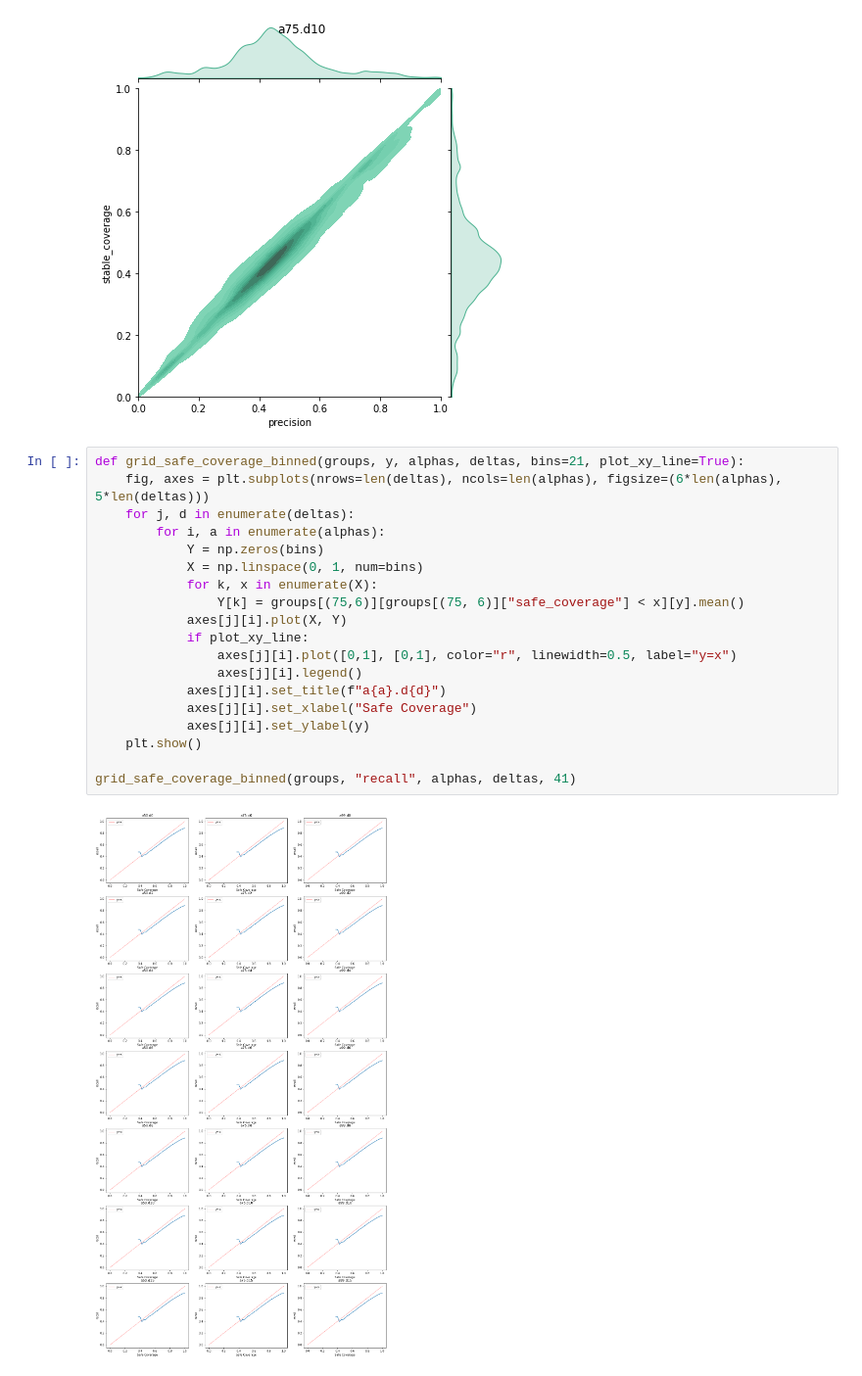
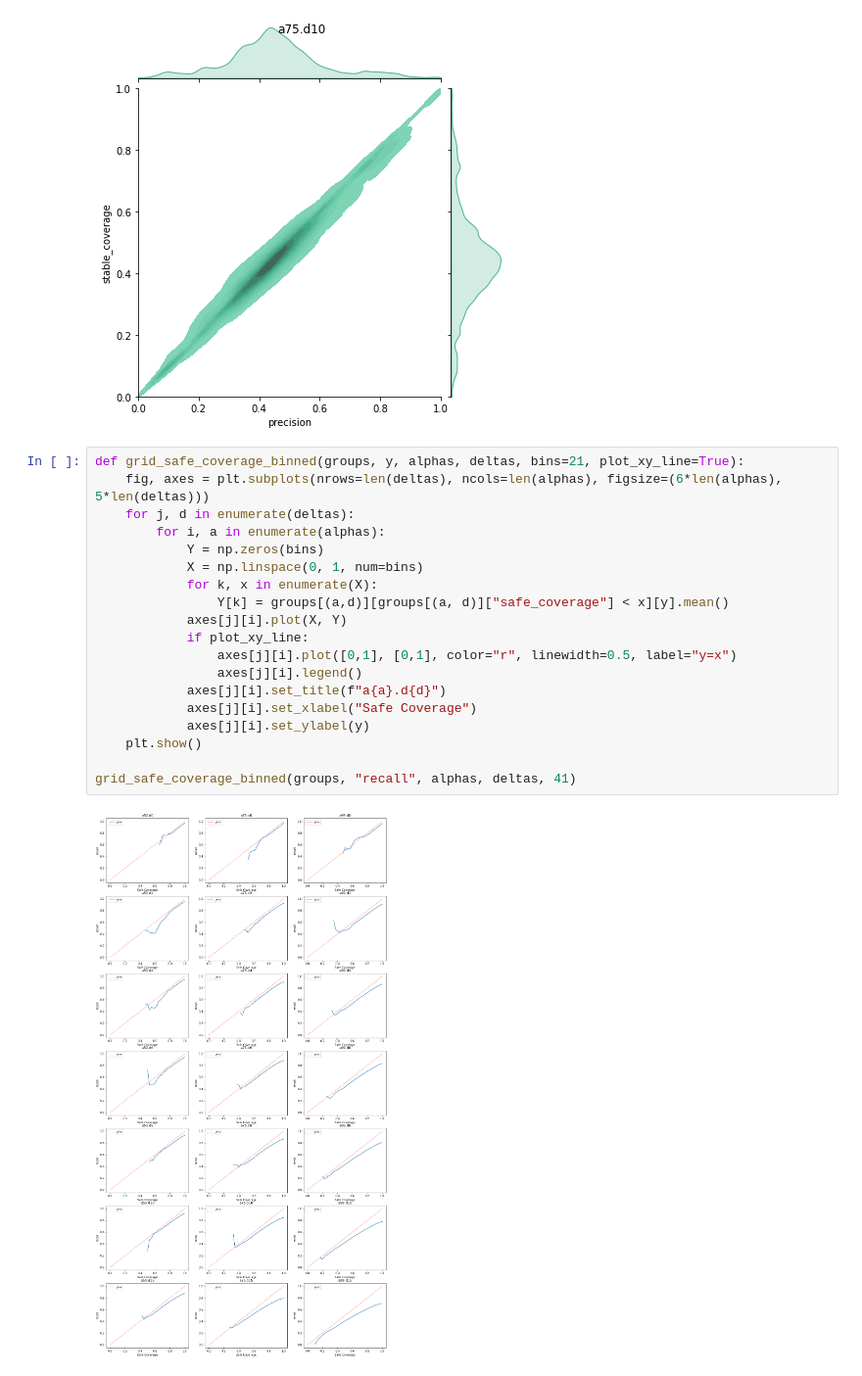
Before and after one commit to algbio/alignment-safety, a Jupyter notebook: pipeline/analysis/motifs.ipynb, the cells around one changed output. Shown at 98% size. Saved outputs shown, nothing was run; the diff lists cells and outputs as text.

```diff
--- a/pipeline/analysis/motifs.ipynb
+++ b/pipeline/analysis/motifs.ipynb
@@ -466,24 +466,24 @@ plot_kde(groups, 75, [6,8,10], x="precision", y="stable_coverage")
 # %%
 def grid_safe_coverage_binned(groups, y, alphas, deltas, bins=21, plot_xy_line=True):
     fig, axes = plt.subplots(nrows=len(deltas), ncols=len(alphas), figsize=(6*len(alphas), 5*len(deltas)))
     for j, d in enumerate(deltas):
         for i, a in enumerate(alphas):
             Y = np.zeros(bins)
             X = np.linspace(0, 1, num=bins)
             for k, x in enumerate(X):
-                Y[k] = groups[(75,6)][groups[(75, 6)]["safe_coverage"] < x][y].mean()
+                Y[k] = groups[(a,d)][groups[(a, d)]["safe_coverage"] < x][y].mean()
             axes[j][i].plot(X, Y)
             if plot_xy_line:
                 axes[j][i].plot([0,1], [0,1], color="r", linewidth=0.5, label="y=x")
                 axes[j][i].legend()
             axes[j][i].set_title(f"a{a}.d{d}")
             axes[j][i].set_xlabel("Safe Coverage")
             axes[j][i].set_ylabel(y)
     plt.show()
 
 grid_safe_coverage_binned(groups, "recall", alphas, deltas, 41)
 # %% [output]
-[figure, old version]
+[figure, new version]
 # %%
 grid_safe_coverage_binned(groups, "precision", alphas, deltas, 41)
 # %% [output]
```
Also changed, not shown: parts of 2 cells of this notebook.
